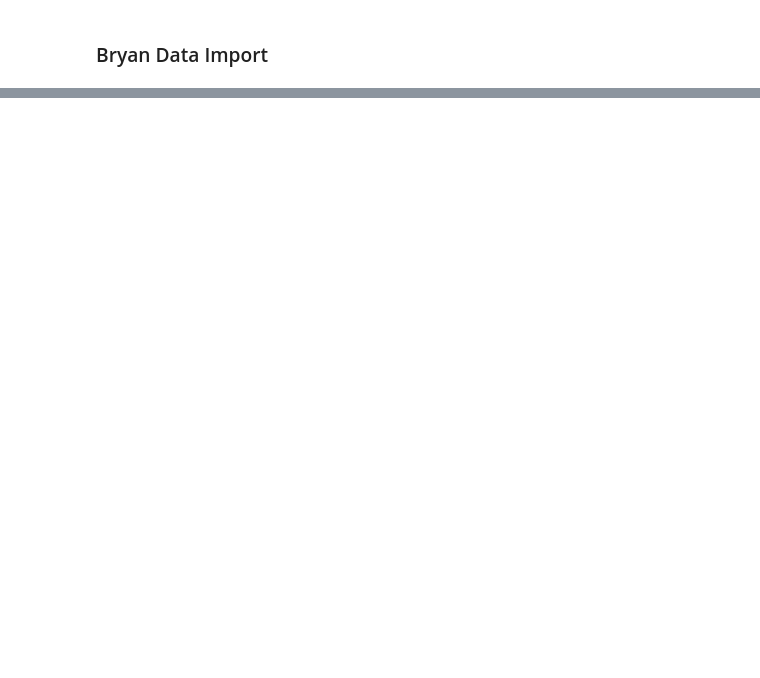
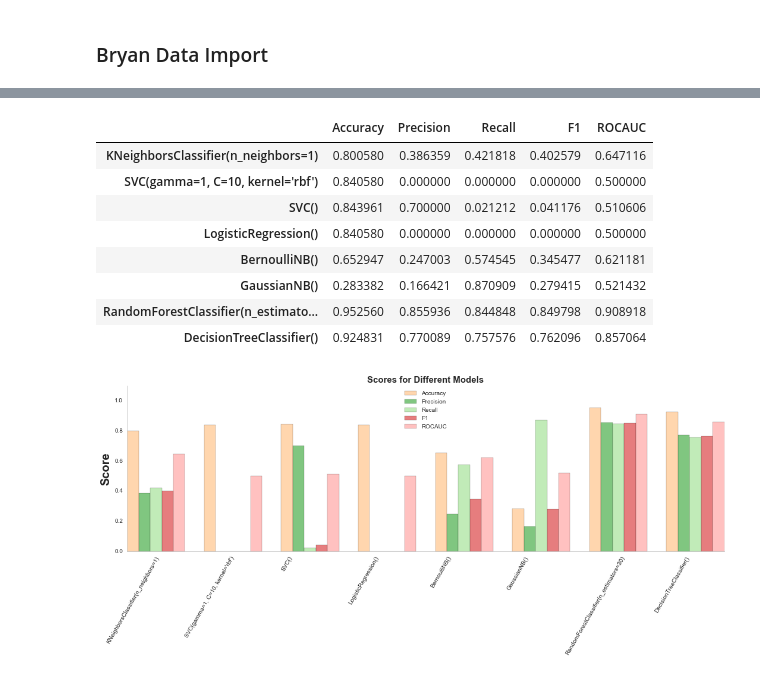
Before and after one commit to emilyhoughkovacs/humanitarian_unrest_classifier, a Jupyter notebook: final_analysis/final_analysis.ipynb, the cells around one changed output, grey strips where cells are left out. Saved outputs shown, nothing was run; the diff lists cells and outputs as text; code cells hidden in the pictures; blank space fills up the shorter version.

```diff
--- a/final_analysis/final_analysis.ipynb
+++ b/final_analysis/final_analysis.ipynb
@@ -95,0 +185,10 @@ bryan_data.head()
+# %%
+x_columns = full_data.columns[:-1]
+
+for column in x_columns:
+    full_data.loc[full_data[column].isnull(), column] = np.mean(full_data.loc[full_data[column].notnull(), column])
+# %%
+#drop rows where the zscore is null,
+#don't want to make an average prediction
+#for countries where it might actually have conflict
+full_data = full_data.dropna()
@@ -95,0 +197,7 @@ bryan_data.head()
+# %%
+x_cols = full_data.columns[:-1]
+X = full_data[x_cols]
+y = full_data['zscores']
+# %%
+modeling = getCrossValScoresBySSS(X,y)
+modeling.get_multi_models(make_single_plot=True)
@@ -95,0 +215,13 @@ bryan_data.head()
+# %%
+modeling.get_multi_models(year=2013, make_single_plot=True)
+# %% [output]
+|  | Accuracy | Precision | Recall | F1 | ROCAUC |
+| KNeighborsClassifier(n_neighbors=1) | 0.800580 | 0.386359 | 0.421818 | 0.402579 | 0.647116 |
+| SVC(gamma=1, C=10, kernel='rbf') | 0.840580 | 0.000000 | 0.000000 | 0.000000 | 0.500000 |
+| SVC() | 0.843961 | 0.700000 | 0.021212 | 0.041176 | 0.510606 |
+| LogisticRegression() | 0.840580 | 0.000000 | 0.000000 | 0.000000 | 0.500000 |
+| BernoulliNB() | 0.652947 | 0.247003 | 0.574545 | 0.345477 | 0.621181 |
+| GaussianNB() | 0.283382 | 0.166421 | 0.870909 | 0.279415 | 0.521432 |
+| RandomForestClassifier(n_estimato... | 0.952560 | 0.855936 | 0.844848 | 0.849798 | 0.908918 |
+| DecisionTreeClassifier() | 0.924831 | 0.770089 | 0.757576 | 0.762096 | 0.857064 |
+[figure, added]
```
Also changed, not shown: parts of 33 cells of this notebook, 2 other files.
